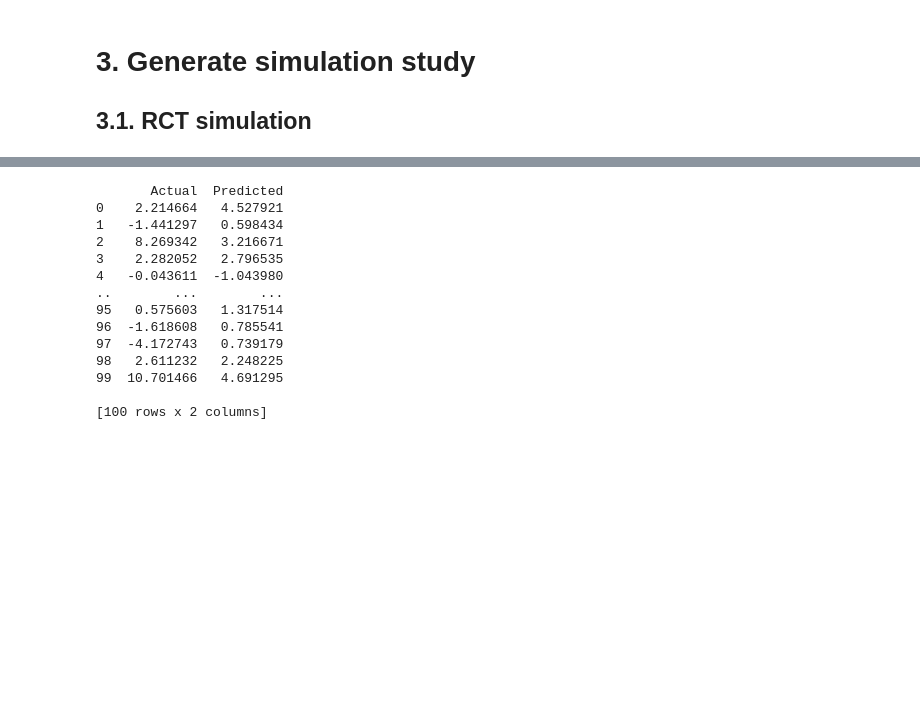
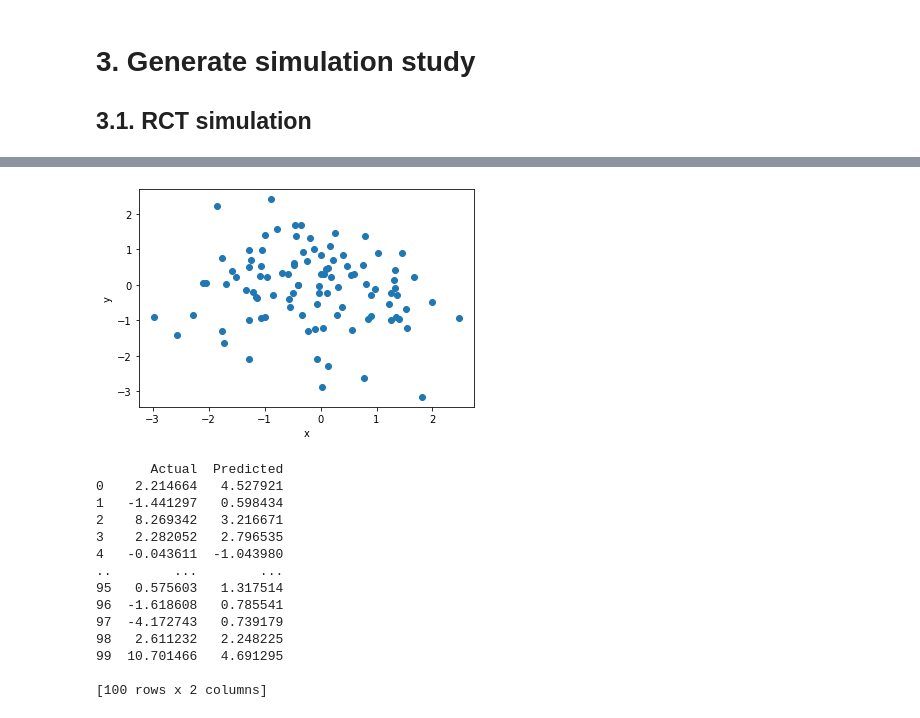
Before and after one commit to MawuliAgamah/ml-propensity-score-matching, a Jupyter notebook: sythnesis of RCT-1.ipynb, the cells around one changed output, grey strips where cells are left out. Cells and saved outputs as stored; diff of their text form; code cells hidden in the pictures; blank space fills up the shorter version.

```diff
--- a/sythnesis of RCT-1.ipynb
+++ b/sythnesis of RCT-1.ipynb
@@ -159,3 +109,10 @@ x = d_rct['X5'].values.reshape(-1, 1)
+# %%
+plt.scatter(d_rct1['X1'],d_rct1['X3'])
+plt.xlabel('x')
+plt.ylabel('y')
+plt.show()
+# %% [output]
+[figure, added]
 # %%
 regressor = LinearRegression()
 regressor.fit(x,y)
```
Also changed, not shown: parts of 15 cells of this notebook, 1 other file.
